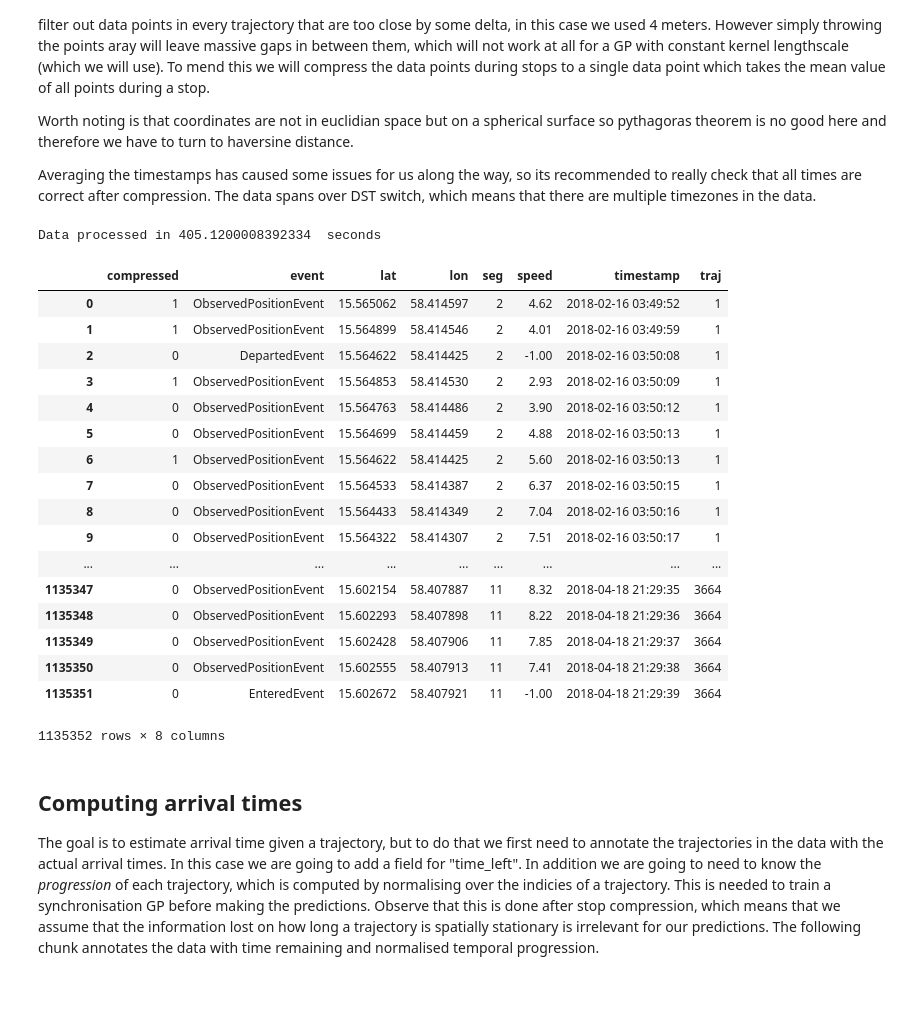
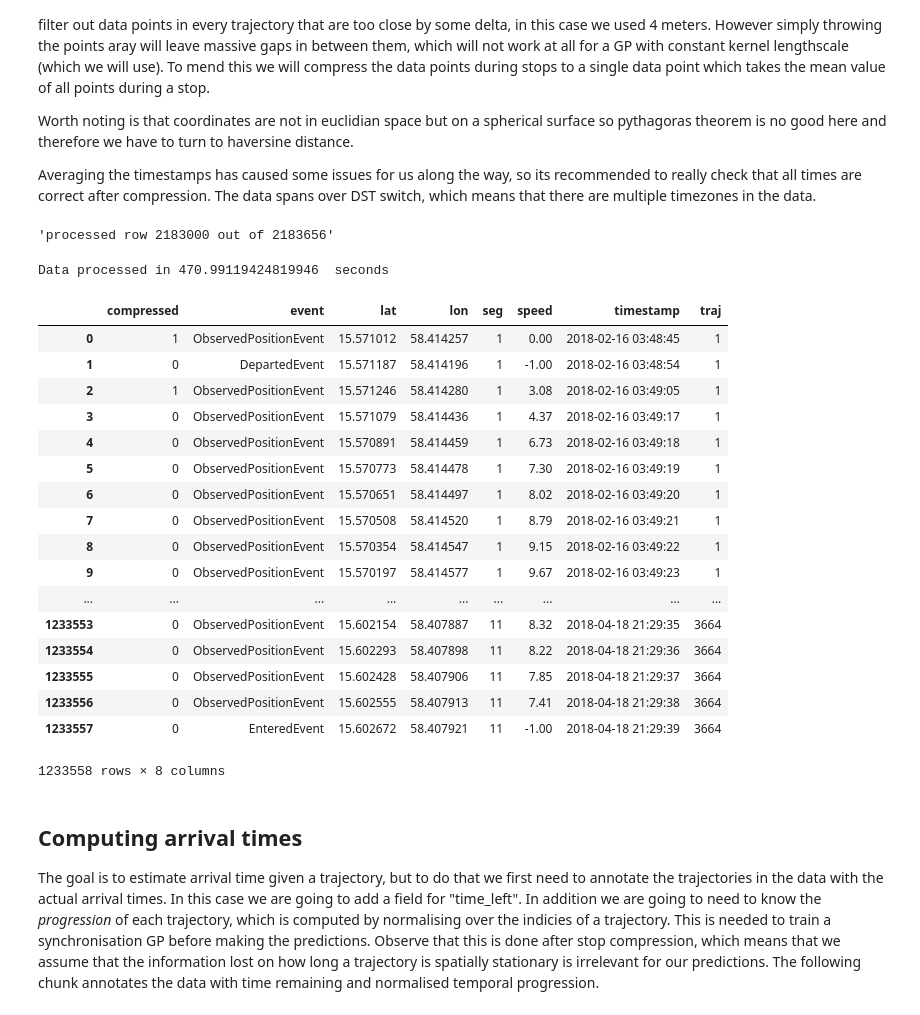
Before and after one commit to M20190649/TDDE19-bus-arrival-time, a Jupyter notebook: GP/Arrival Time Prediction 1 - Pre Processing.ipynb, the cells around one changed output. Drawn from its saved outputs; the diff is of its cells as text; code cells hidden in the pictures.

```diff
--- a/GP/Arrival Time Prediction 1 - Pre Processing.ipynb
+++ b/GP/Arrival Time Prediction 1 - Pre Processing.ipynb
@@ -15,13 +15,14 @@ import pickle
 from datetime import datetime
 from functools import reduce
 import plot
+from IPython.display import display, clear_output
 
 data = pd.read_csv('./../../bus203_all.csv')
 n_journeys = list(data.journey_number.unique())
 n_journeys_to_use = len(n_journeys)
 np.random.seed(12345)
-journeys_to_use = frozenset(np.random.choice(n_journeys, size=n_journeys_to_use))
+journeys_to_use = frozenset(np.random.choice(n_journeys, size=n_journeys_to_use, replace=False))
 data = data[data.journey_number.transform(lambda j: j in journeys_to_use)]
-data = data[data.segment_number > 1]
+#data = data[data.segment_number > 1]
 
 data.head()
@@ -103,55 +111,56 @@ def compress(data):
     contains_entered_event = lambda df : df.event.transform(lambda e : e == 'EnteredEvent').any()
     df2['event'] = 'EnteredEvent' if contains_entered_event(df) else 'ObservedPositionEvent'
     df2['seg'] = df.seg.min() # In the case of overlapping segments we let the data belong to the first
 
     return as_dict(df2, 1)
 
 t0 = time.time()
 delta = 4e-3 # approx. 4 metres
 output = []
 buffer = [ data.iloc[0] ]
-for current in data.itertuples():
-    if current.Index == 0: continue
+for i, current in enumerate(data.itertuples()):
 
     distance = haversine(current.lat, current.lon, buffer[-1].lat, buffer[-1].lon)
 
     if distance > delta:
         output.append(compress(buffer))
         buffer.clear()
 
     buffer.append(current)
+    if i % 1000 == 0:
+        clear_output(wait=True)
+        display('processed row ' + str(i) + ' out of ' + str(data.shape[0]))
 
-    if current.Index == 10:
-        break
 
 if len(buffer) > 0:
     output.append(compress(buffer))
 
 compressed_data = pd.DataFrame(output)
 
 elapsed = time.time() - t0
 print("Data processed in", elapsed, " seconds")
 compressed_data
 # %% [output]
-Data processed in 405.1200008392334  seconds
+'processed row 2183000 out of 2183656'
+Data processed in 470.99119424819946  seconds
 |  | compressed | event | lat | lon | seg | speed | timestamp | traj |
-| 0 | 1 | ObservedPositionEvent | 15.565062 | 58.414597 | 2 | 4.62 | 2018-02-16 03:49:52 | 1 |
-| 1 | 1 | ObservedPositionEvent | 15.564899 | 58.414546 | 2 | 4.01 | 2018-02-16 03:49:59 | 1 |
-| 2 | 0 | DepartedEvent | 15.564622 | 58.414425 | 2 | -1.00 | 2018-02-16 03:50:08 | 1 |
-| 3 | 1 | ObservedPositionEvent | 15.564853 | 58.414530 | 2 | 2.93 | 2018-02-16 03:50:09 | 1 |
-| 4 | 0 | ObservedPositionEvent | 15.564763 | 58.414486 | 2 | 3.90 | 2018-02-16 03:50:12 | 1 |
-| 5 | 0 | ObservedPositionEvent | 15.564699 | 58.414459 | 2 | 4.88 | 2018-02-16 03:50:13 | 1 |
-| 6 | 1 | ObservedPositionEvent | 15.564622 | 58.414425 | 2 | 5.60 | 2018-02-16 03:50:13 | 1 |
-| 7 | 0 | ObservedPositionEvent | 15.564533 | 58.414387 | 2 | 6.37 | 2018-02-16 03:50:15 | 1 |
-| 8 | 0 | ObservedPositionEvent | 15.564433 | 58.414349 | 2 | 7.04 | 2018-02-16 03:50:16 | 1 |
-| 9 | 0 | ObservedPositionEvent | 15.564322 | 58.414307 | 2 | 7.51 | 2018-02-16 03:50:17 | 1 |
+| 0 | 1 | ObservedPositionEvent | 15.571012 | 58.414257 | 1 | 0.00 | 2018-02-16 03:48:45 | 1 |
+| 1 | 0 | DepartedEvent | 15.571187 | 58.414196 | 1 | -1.00 | 2018-02-16 03:48:54 | 1 |
+| 2 | 1 | ObservedPositionEvent | 15.571246 | 58.414280 | 1 | 3.08 | 2018-02-16 03:49:05 | 1 |
+| 3 | 0 | ObservedPositionEvent | 15.571079 | 58.414436 | 1 | 4.37 | 2018-02-16 03:49:17 | 1 |
+| 4 | 0 | ObservedPositionEvent | 15.570891 | 58.414459 | 1 | 6.73 | 2018-02-16 03:49:18 | 1 |
+| 5 | 0 | ObservedPositionEvent | 15.570773 | 58.414478 | 1 | 7.30 | 2018-02-16 03:49:19 | 1 |
+| 6 | 0 | ObservedPositionEvent | 15.570651 | 58.414497 | 1 | 8.02 | 2018-02-16 03:49:20 | 1 |
+| 7 | 0 | ObservedPositionEvent | 15.570508 | 58.414520 | 1 | 8.79 | 2018-02-16 03:49:21 | 1 |
+| 8 | 0 | ObservedPositionEvent | 15.570354 | 58.414547 | 1 | 9.15 | 2018-02-16 03:49:22 | 1 |
+| 9 | 0 | ObservedPositionEvent | 15.570197 | 58.414577 | 1 | 9.67 | 2018-02-16 03:49:23 | 1 |
 | ... | ... | ... | ... | ... | ... | ... | ... | ... |
-| 1135347 | 0 | ObservedPositionEvent | 15.602154 | 58.407887 | 11 | 8.32 | 2018-04-18 21:29:35 | 3664 |
-| 1135348 | 0 | ObservedPositionEvent | 15.602293 | 58.407898 | 11 | 8.22 | 2018-04-18 21:29:36 | 3664 |
-| 1135349 | 0 | ObservedPositionEvent | 15.602428 | 58.407906 | 11 | 7.85 | 2018-04-18 21:29:37 | 3664 |
-| 1135350 | 0 | ObservedPositionEvent | 15.602555 | 58.407913 | 11 | 7.41 | 2018-04-18 21:29:38 | 3664 |
-| 1135351 | 0 | EnteredEvent | 15.602672 | 58.407921 | 11 | -1.00 | 2018-04-18 21:29:39 | 3664 |
+| 1233553 | 0 | ObservedPositionEvent | 15.602154 | 58.407887 | 11 | 8.32 | 2018-04-18 21:29:35 | 3664 |
+| 1233554 | 0 | ObservedPositionEvent | 15.602293 | 58.407898 | 11 | 8.22 | 2018-04-18 21:29:36 | 3664 |
+| 1233555 | 0 | ObservedPositionEvent | 15.602428 | 58.407906 | 11 | 7.85 | 2018-04-18 21:29:37 | 3664 |
+| 1233556 | 0 | ObservedPositionEvent | 15.602555 | 58.407913 | 11 | 7.41 | 2018-04-18 21:29:38 | 3664 |
+| 1233557 | 0 | EnteredEvent | 15.602672 | 58.407921 | 11 | -1.00 | 2018-04-18 21:29:39 | 3664 |
-1135352 rows × 8 columns
+1233558 rows × 8 columns
 # %% [markdown]
 ## Computing arrival times
 The goal is to estimate arrival time given a trajectory, but to do that we first need to annotate the trajectories in the data with the actual arrival times. In this case we are going to add a field for "time_left". In addition we are going to need to know the _progression_ of each trajectory, which is computed by normalising over the indicies of a trajectory. This is needed to train a synchronisation GP before making the predictions. Observe that this is done after stop compression, which means that we assume that the information lost on how long a trajectory is spatially stationary is irrelevant for our predictions. The following chunk annotates the data with time remaining and normalised temporal progression.
```
Also changed, not shown: parts of 7 cells of this notebook, 4 other files.
